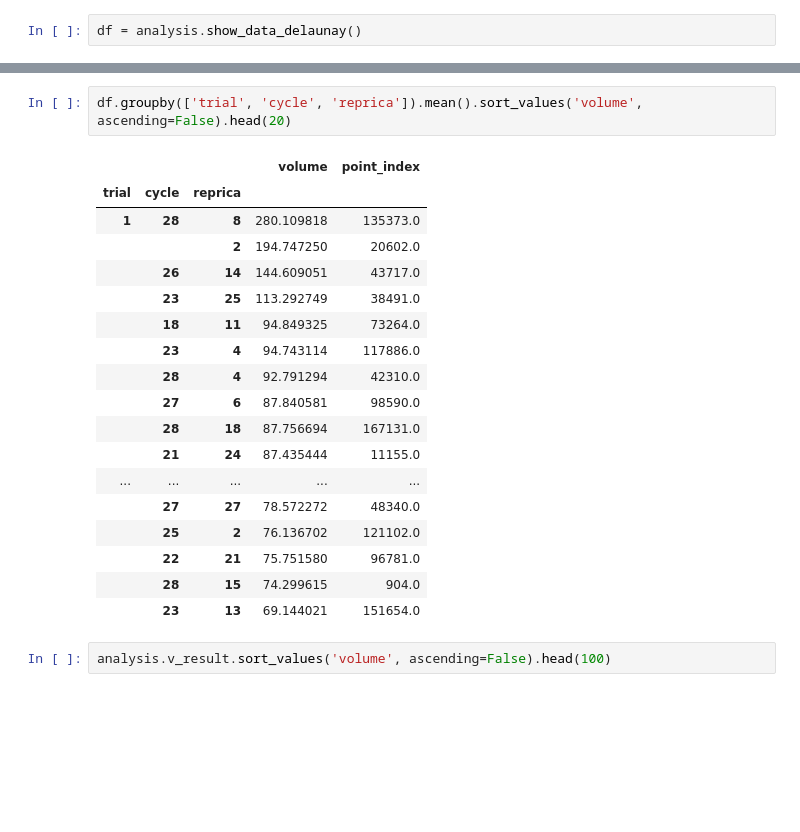
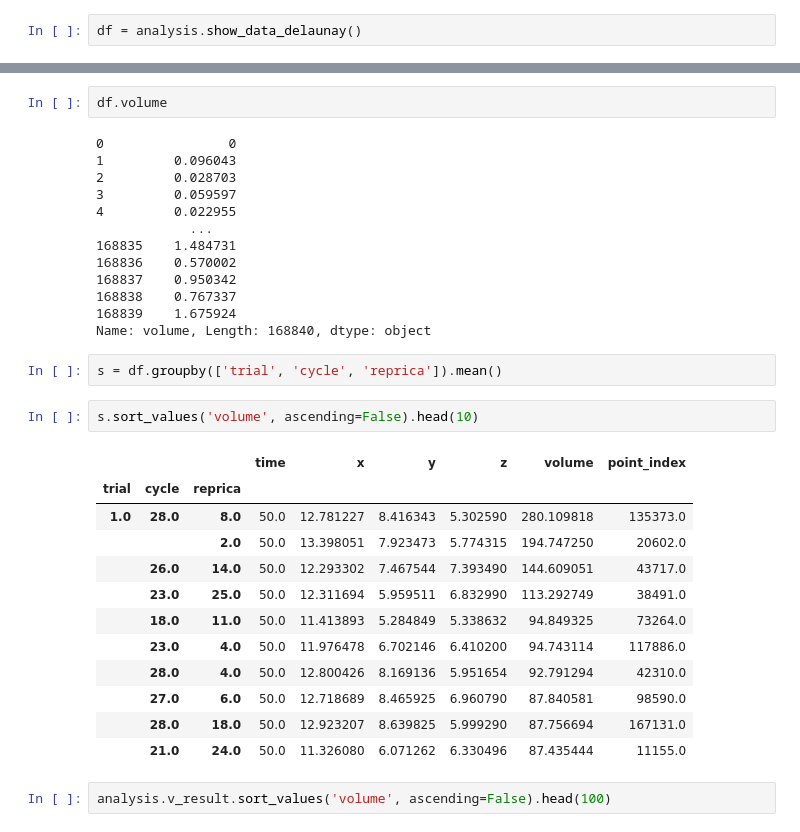
Before and after one commit to mukaiyama729/ResearchAnalysis, a Jupyter notebook: tesselation.ipynb, the cells around one changed output, grey strips where cells are left out. Saved outputs shown, nothing was run; the diff lists cells and outputs as text; blank space fills up the shorter version.

```diff
--- a/tesselation.ipynb
+++ b/tesselation.ipynb
@@ -846,24 +824,35 @@ Name: x, Length: 6030, dtype: float64
+# %%
+df.volume
+# %% [output]
+0                0
+1         0.096043
+2         0.028703
+3         0.059597
+4         0.022955
+            ...
+168835    1.484731
+168836    0.570002
+168837    0.950342
+168838    0.767337
+168839    1.675924
+Name: volume, Length: 168840, dtype: object
 # %%
-df.groupby(['trial', 'cycle', 'reprica']).mean().sort_values('volume', ascending=False).head(20)
+s = df.groupby(['trial', 'cycle', 'reprica']).mean()
-# %% [output]
-|  |  |  | volume | point_index |
-| trial | cycle | reprica |  |  |
-| 1 | 28 | 8 | 280.109818 | 135373.0 |
-|  |  | 2 | 194.747250 | 20602.0 |
-|  | 26 | 14 | 144.609051 | 43717.0 |
-|  | 23 | 25 | 113.292749 | 38491.0 |
-|  | 18 | 11 | 94.849325 | 73264.0 |
-|  | 23 | 4 | 94.743114 | 117886.0 |
-|  | 28 | 4 | 92.791294 | 42310.0 |
-|  | 27 | 6 | 87.840581 | 98590.0 |
-|  | 28 | 18 | 87.756694 | 167131.0 |
-|  | 21 | 24 | 87.435444 | 11155.0 |
-| ... | ... | ... | ... | ... |
-|  | 27 | 27 | 78.572272 | 48340.0 |
-|  | 25 | 2 | 76.136702 | 121102.0 |
-|  | 22 | 21 | 75.751580 | 96781.0 |
-|  | 28 | 15 | 74.299615 | 904.0 |
-|  | 23 | 13 | 69.144021 | 151654.0 |
+# %%
+s.sort_values('volume', ascending=False).head(10)
+# %% [output]
+|  |  |  | time | x | y | z | volume | point_index |
+| trial | cycle | reprica |  |  |  |  |  |  |
+| 1.0 | 28.0 | 8.0 | 50.0 | 12.781227 | 8.416343 | 5.302590 | 280.109818 | 135373.0 |
+|  |  | 2.0 | 50.0 | 13.398051 | 7.923473 | 5.774315 | 194.747250 | 20602.0 |
+|  | 26.0 | 14.0 | 50.0 | 12.293302 | 7.467544 | 7.393490 | 144.609051 | 43717.0 |
+|  | 23.0 | 25.0 | 50.0 | 12.311694 | 5.959511 | 6.832990 | 113.292749 | 38491.0 |
+|  | 18.0 | 11.0 | 50.0 | 11.413893 | 5.284849 | 5.338632 | 94.849325 | 73264.0 |
+|  | 23.0 | 4.0 | 50.0 | 11.976478 | 6.702146 | 6.410200 | 94.743114 | 117886.0 |
+|  | 28.0 | 4.0 | 50.0 | 12.800426 | 8.169136 | 5.951654 | 92.791294 | 42310.0 |
+|  | 27.0 | 6.0 | 50.0 | 12.718689 | 8.465925 | 6.960790 | 87.840581 | 98590.0 |
+|  | 28.0 | 18.0 | 50.0 | 12.923207 | 8.639825 | 5.999290 | 87.756694 | 167131.0 |
+|  | 21.0 | 24.0 | 50.0 | 11.326080 | 6.071262 | 6.330496 | 87.435444 | 11155.0 |
 # %%
 analysis.v_result.sort_values('volume', ascending=False).head(100)
 # %% [output]
```
Also changed, not shown: parts of 5 cells of this notebook, 3 other files.
